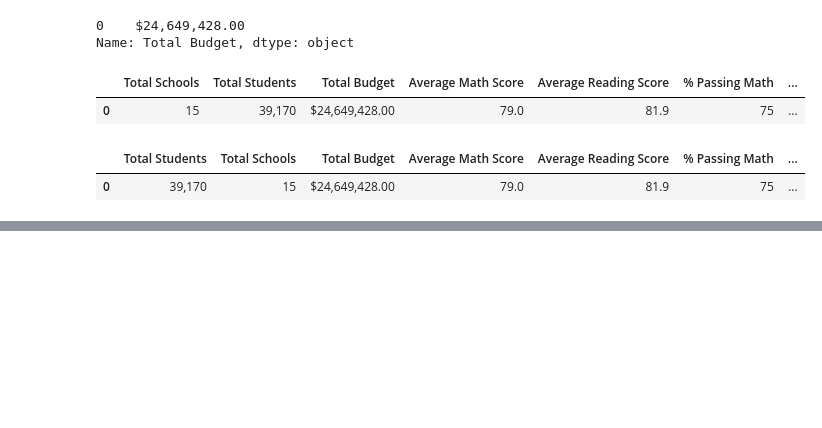
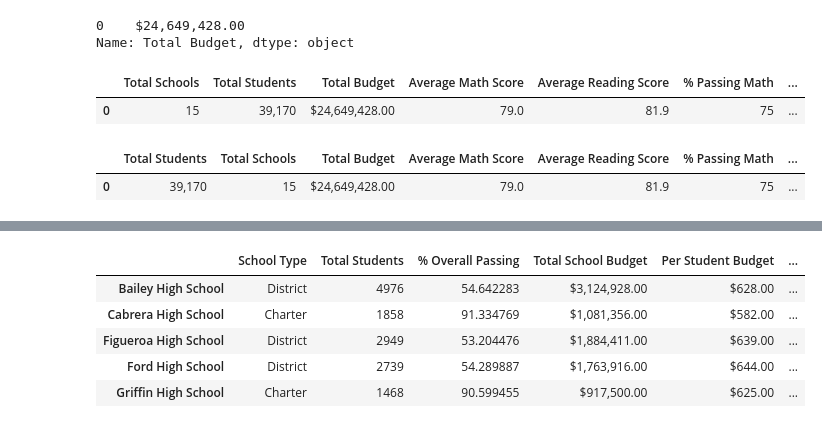
Before and after one commit to ErnestoMoraTellez/School_District_Analysis., a Jupyter notebook: School_District_Analysis/PyCitySchools.ipynb, the cells around one changed output, grey strips where cells are left out. Drawn from its saved outputs; the diff is of its cells as text; code cells hidden in the pictures; blank space fills up the shorter version.

```diff
--- a/School_District_Analysis/PyCitySchools.ipynb
+++ b/School_District_Analysis/PyCitySchools.ipynb
@@ -362,0 +709,15 @@ district_summary_df
+# %%
+# Reorder the columns in the order you want them to appear.
+new_column_order = ["School Type", "Total Students", "% Overall Passing","Total School Budget", "Per Student Budget", "Average Math Score", "Average Reading Score", "% Passing Math", "% Passing Reading"]
+
+# Assign district summary df the new column order.
+per_school_summary_df = per_school_summary_df[new_column_order]
+
+per_school_summary_df.head()
+# %% [output]
+|  | School Type | Total Students | % Overall Passing | Total School Budget | Per Student Budget | ... |
+| Bailey High School | District | 4976 | 54.642283 | $3,124,928.00 | $628.00 | ... |
+| Cabrera High School | Charter | 1858 | 91.334769 | $1,081,356.00 | $582.00 | ... |
+| Figueroa High School | District | 2949 | 53.204476 | $1,884,411.00 | $639.00 | ... |
+| Ford High School | District | 2739 | 54.289887 | $1,763,916.00 | $644.00 | ... |
+| Griffin High School | Charter | 1468 | 90.599455 | $917,500.00 | $625.00 | ... |
```
Also changed, not shown: parts of 20 cells of this notebook.
